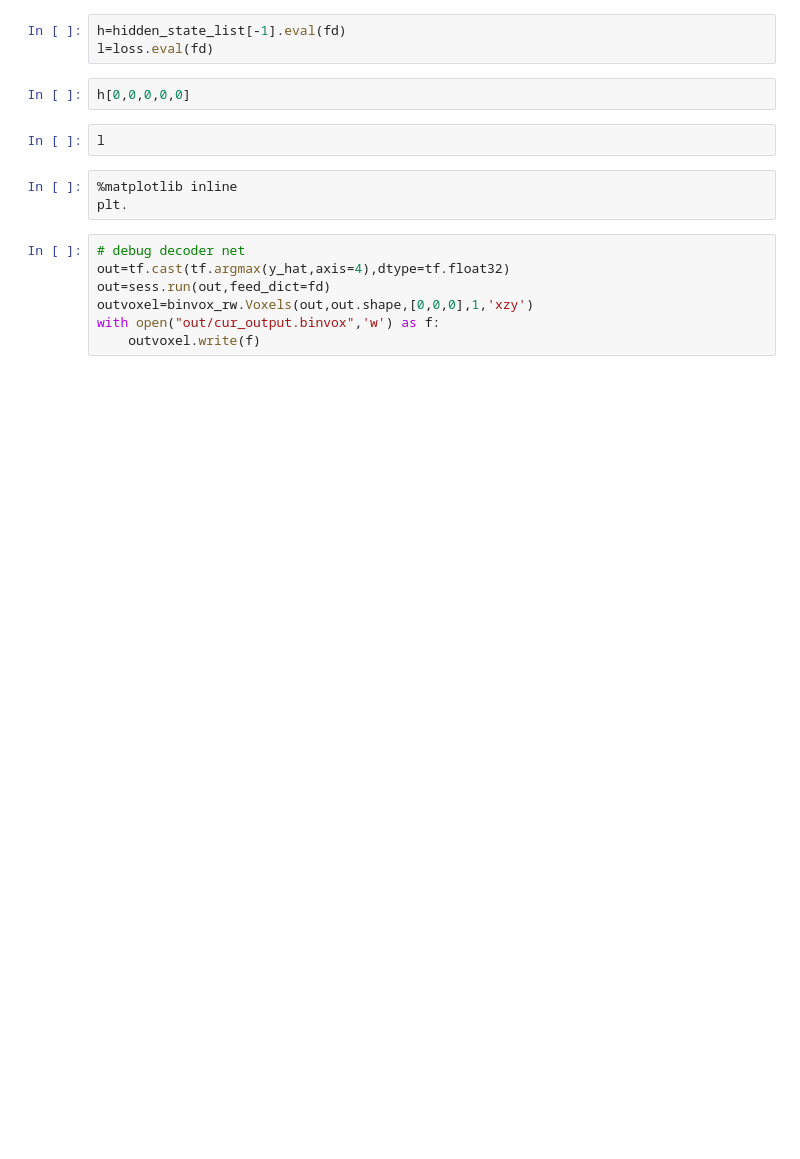
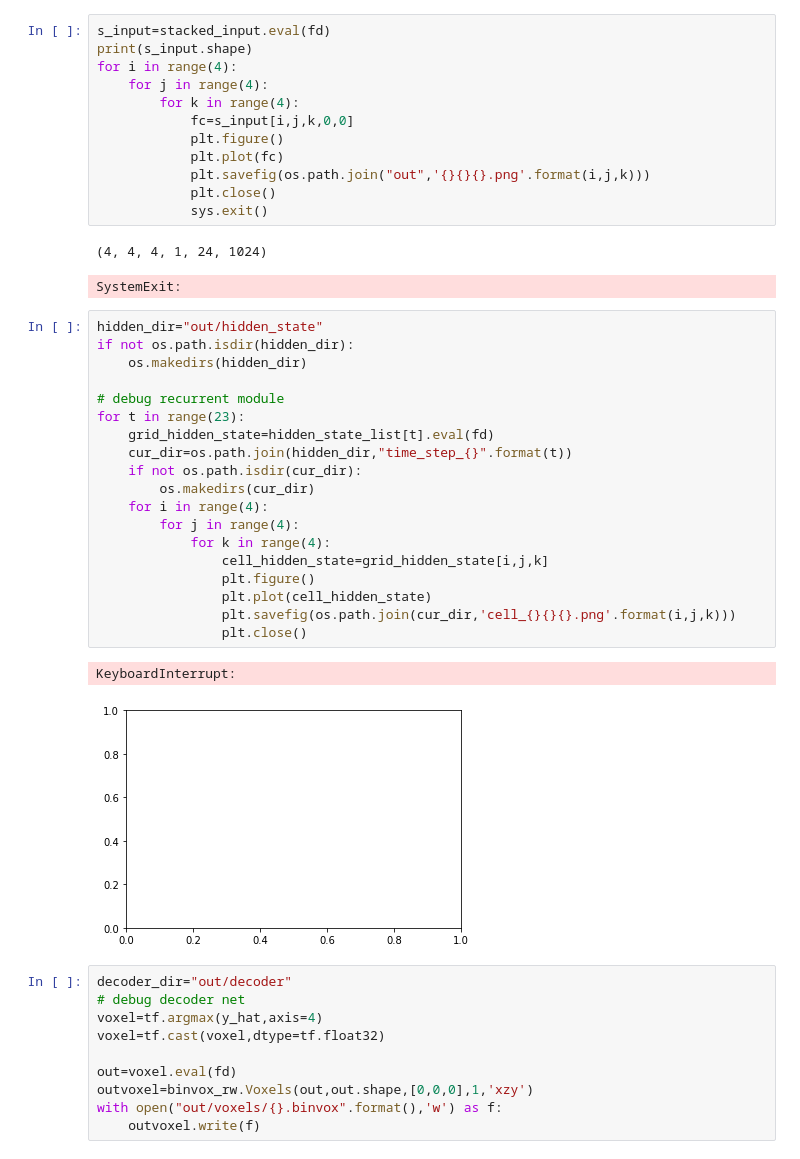
Before and after one commit to micmelesse/3D-reconstruction-with-Neural-Networks, a Jupyter notebook: debug.ipynb, the cells around one changed output. Cells and saved outputs as stored; diff of their text form; blank space fills up the shorter version.

Commit message:
visualizing the data

```diff
--- a/debug.ipynb
+++ b/debug.ipynb
@@ -139,19 +151,49 @@ debugging
-# %%
-h=hidden_state_list[-1].eval(fd)
-l=loss.eval(fd)
-# %%
-h[0,0,0,0,0]
-# %%
-l
-# %%
-%matplotlib inline
-plt.
+# %%
+s_input=stacked_input.eval(fd)
+print(s_input.shape)
+for i in range(4):
+    for j in range(4):
+        for k in range(4):
+            fc=s_input[i,j,k,0,0]
+            plt.figure()
+            plt.plot(fc)
+            plt.savefig(os.path.join("out",'{}{}{}.png'.format(i,j,k)))
+            plt.close()
+            sys.exit()
+# %% [output]
+(4, 4, 4, 1, 24, 1024)
+SystemExit:
+# %%
+hidden_dir="out/hidden_state"
+if not os.path.isdir(hidden_dir):
+    os.makedirs(hidden_dir)
+
+# debug recurrent module
+for t in range(23):
+    grid_hidden_state=hidden_state_list[t].eval(fd)
+    cur_dir=os.path.join(hidden_dir,"time_step_{}".format(t))
+    if not os.path.isdir(cur_dir):
+        os.makedirs(cur_dir)
+    for i in range(4):
+        for j in range(4):
+            for k in range(4):
+                cell_hidden_state=grid_hidden_state[i,j,k]
+                plt.figure()
+                plt.plot(cell_hidden_state)
+                plt.savefig(os.path.join(cur_dir,'cell_{}{}{}.png'.format(i,j,k)))
+                plt.close()
+# %% [output]
+KeyboardInterrupt:
+[figure, added]
 # %%
+decoder_dir="out/decoder"
 # debug decoder net
-out=tf.cast(tf.argmax(y_hat,axis=4),dtype=tf.float32)
-out=sess.run(out,feed_dict=fd)
+voxel=tf.argmax(y_hat,axis=4)
+voxel=tf.cast(voxel,dtype=tf.float32)
+
+out=voxel.eval(fd)
 outvoxel=binvox_rw.Voxels(out,out.shape,[0,0,0],1,'xzy')
-with open("out/cur_output.binvox",'w') as f:
+with open("out/voxels/{}.binvox".format(),'w') as f:
     outvoxel.write(f)
 # %%
 # enocder debug
```
Also changed, not shown: parts of 3 cells of this notebook, 9 other files.
